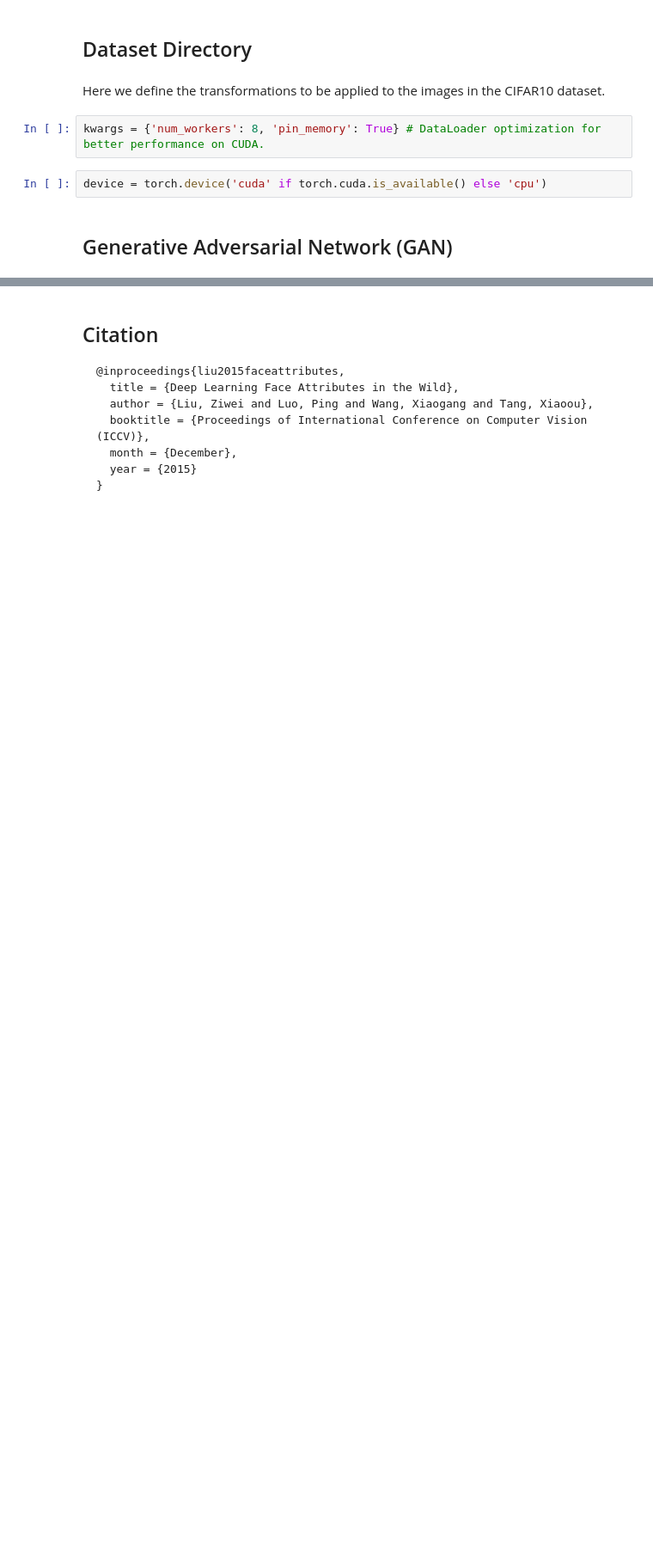
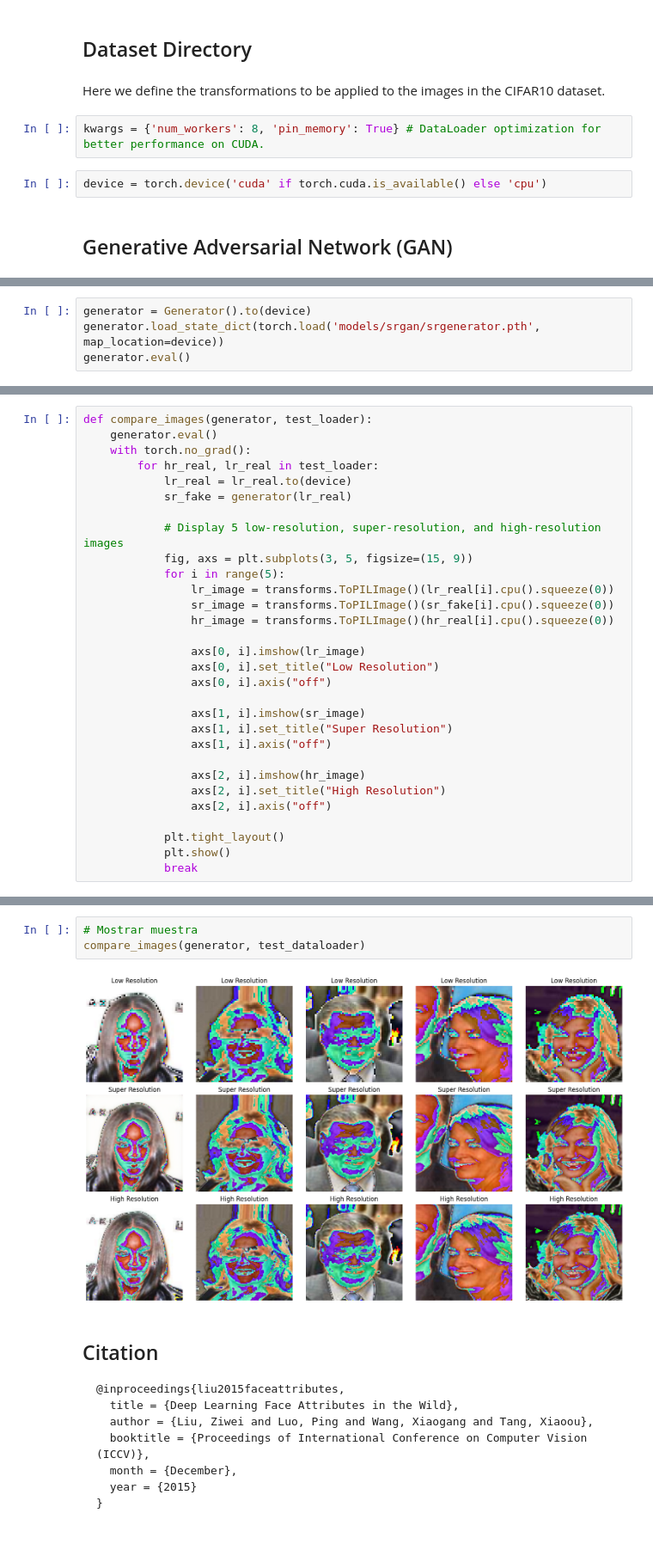
Before and after one commit to Juank0621/CelebA_SRGAN, a Jupyter notebook: part3.ipynb, the cells around one changed output, grey strips where cells are left out. Shown at 86% size. Cells and saved outputs as stored; diff of their text form; blank space fills up the shorter version.

```diff
--- a/part3.ipynb
+++ b/part3.ipynb
@@ -227,0 +550,4 @@ print(f"PSNR: {psnr_value:.2f}, SSIM: {ssim_value:.4f}")
+# %%
+generator = Generator().to(device)
+generator.load_state_dict(torch.load('models/srgan/srgenerator.pth', map_location=device))
+generator.eval()
@@ -227,0 +594,30 @@ print(f"PSNR: {psnr_value:.2f}, SSIM: {ssim_value:.4f}")
+# %%
+def compare_images(generator, test_loader):
+    generator.eval()
+    with torch.no_grad():
+        for hr_real, lr_real in test_loader:
+            lr_real = lr_real.to(device)
+            sr_fake = generator(lr_real)
+
+            # Display 5 low-resolution, super-resolution, and high-resolution images
+            fig, axs = plt.subplots(3, 5, figsize=(15, 9))
+            for i in range(5):
+                lr_image = transforms.ToPILImage()(lr_real[i].cpu().squeeze(0))
+                sr_image = transforms.ToPILImage()(sr_fake[i].cpu().squeeze(0))
+                hr_image = transforms.ToPILImage()(hr_real[i].cpu().squeeze(0))
+
+                axs[0, i].imshow(lr_image)
+                axs[0, i].set_title("Low Resolution")
+                axs[0, i].axis("off")
+
+                axs[1, i].imshow(sr_image)
+                axs[1, i].set_title("Super Resolution")
+                axs[1, i].axis("off")
+
+                axs[2, i].imshow(hr_image)
+                axs[2, i].set_title("High Resolution")
+                axs[2, i].axis("off")
+
+            plt.tight_layout()
+            plt.show()
+            break
@@ -228,3 +630,8 @@ print(f"PSNR: {psnr_value:.2f}, SSIM: {ssim_value:.4f}")
+# %%
+# Mostrar muestra
+compare_images(generator, test_dataloader)
+# %% [output]
+[figure, added]
 # %% [markdown]
 ## Citation
 
```
Also changed, not shown: parts of 38 cells of this notebook, 3 other files.
